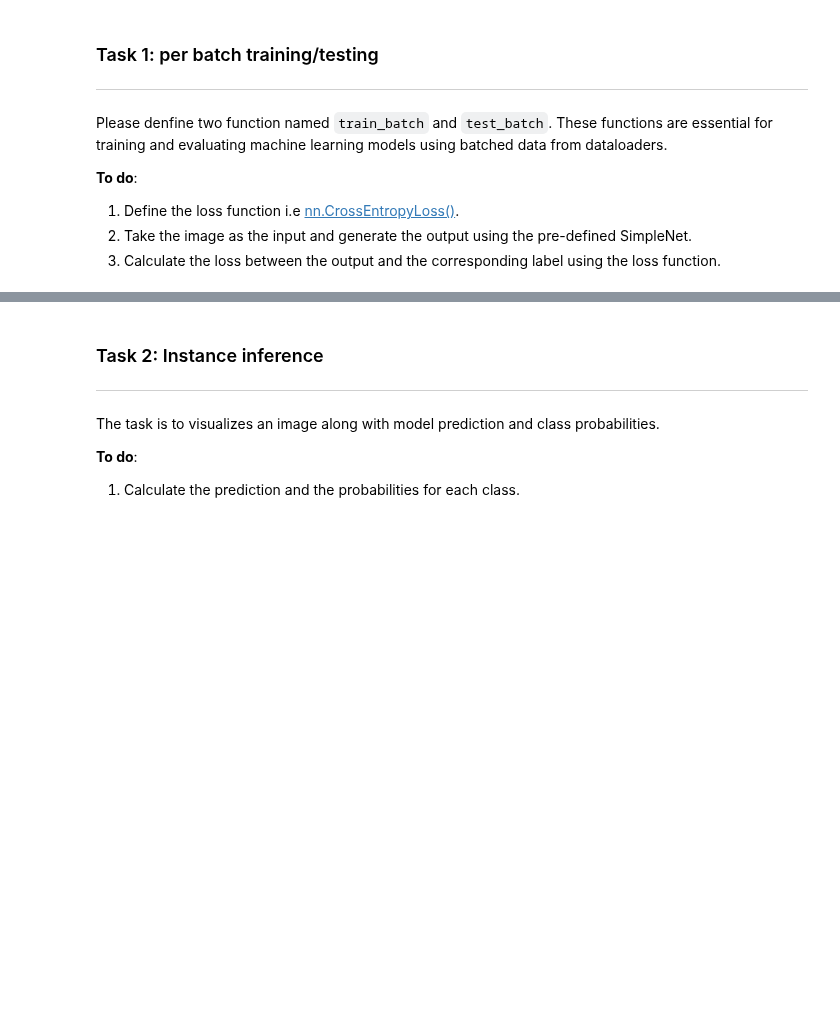
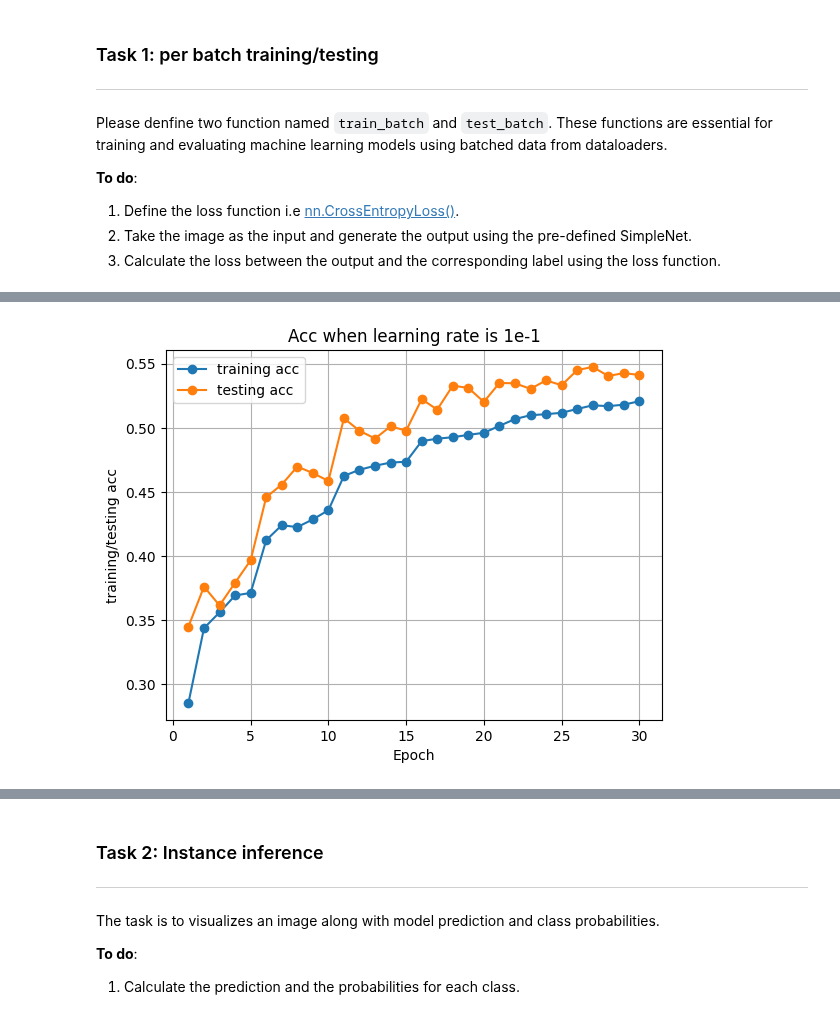
Before and after one commit to SustechSTA303/STA303-Assignment01, a Jupyter notebook: Assignment01.ipynb, the cells around one changed output, grey strips where cells are left out. Drawn from its saved outputs; the diff is of its cells as text; code cells hidden in the pictures; blank space fills up the shorter version.

```diff
--- a/Assignment01.ipynb
+++ b/Assignment01.ipynb
@@ -104,3 +115,12 @@ scheduler = torch.optim.lr_scheduler.StepLR(optimizer, step_size=STEP, gamma=GAM
+# %%
+optimizer1 = optim.SGD(model1.parameters(), lr=1e-1, momentum=MOMENTUM)
+optimizer2 = optim.SGD(model2.parameters(), lr=1e-2, momentum=MOMENTUM)
+optimizer3 = optim.SGD(model3.parameters(), lr=1e-3, momentum=MOMENTUM)
+
+scheduler1 = torch.optim.lr_scheduler.StepLR(optimizer1, step_size=STEP, gamma=GAMMA)
+scheduler2 = torch.optim.lr_scheduler.StepLR(optimizer2, step_size=STEP, gamma=GAMMA)
+scheduler3 = torch.optim.lr_scheduler.StepLR(optimizer3, step_size=STEP, gamma=GAMMA)
+#在经过step_size个epoch以后会调整学习率
 # %% [markdown]
 ### Task 1: per batch training/testing
 ---
@@ -114,7 +134,7 @@ Please denfine two function named ``train_batch`` and ``test_batch``. These func
 # %%
 ##################### Write your answer here ##################
 # Define the loss function
-criterion =
+criterion = nn.CrossEntropyLoss()
 ###############################################################
 # %%
 def train_batch(model, image, target):
@@ -132,8 +152,8 @@ def train_batch(model, image, target):
     """
 
     ##################### Write your answer here ##################
-    output =
-    loss =
+    output = model(image)
+    loss = criterion(output,target)
     ###############################################################
 
     return output, loss
@@ -154,8 +174,8 @@ def test_batch(model, image, target):
     """
 
     ##################### Write your answer here ##################
-    output =
-    loss =
+    output = model(image)
+    loss = criterion(output,target)
     ###############################################################
 
     return output, loss
@@ -256,0 +299,14 @@ for epoch in range(NUM_EPOCHS):
+# %%
+y1 = training_acc_1
+y2 = testing_acc_1
+x = np.arange(1,NUM_EPOCHS + 1)
+plt.plot(x, y1,linestyle='-', marker='o',label = 'training acc')
+plt.plot(x, y2,linestyle='-', marker='o',label = 'testing acc')
+plt.title('Acc when learning rate is 1e-1')
+plt.xlabel('Epoch')
+plt.ylabel('training/testing acc')
+plt.legend()
+plt.grid(True)
+plt.savefig('figs/Acc1e-1.png')
+# %% [output]
+[figure, added]
```
Also changed, not shown: parts of 22 cells of this notebook, 8 other files.
